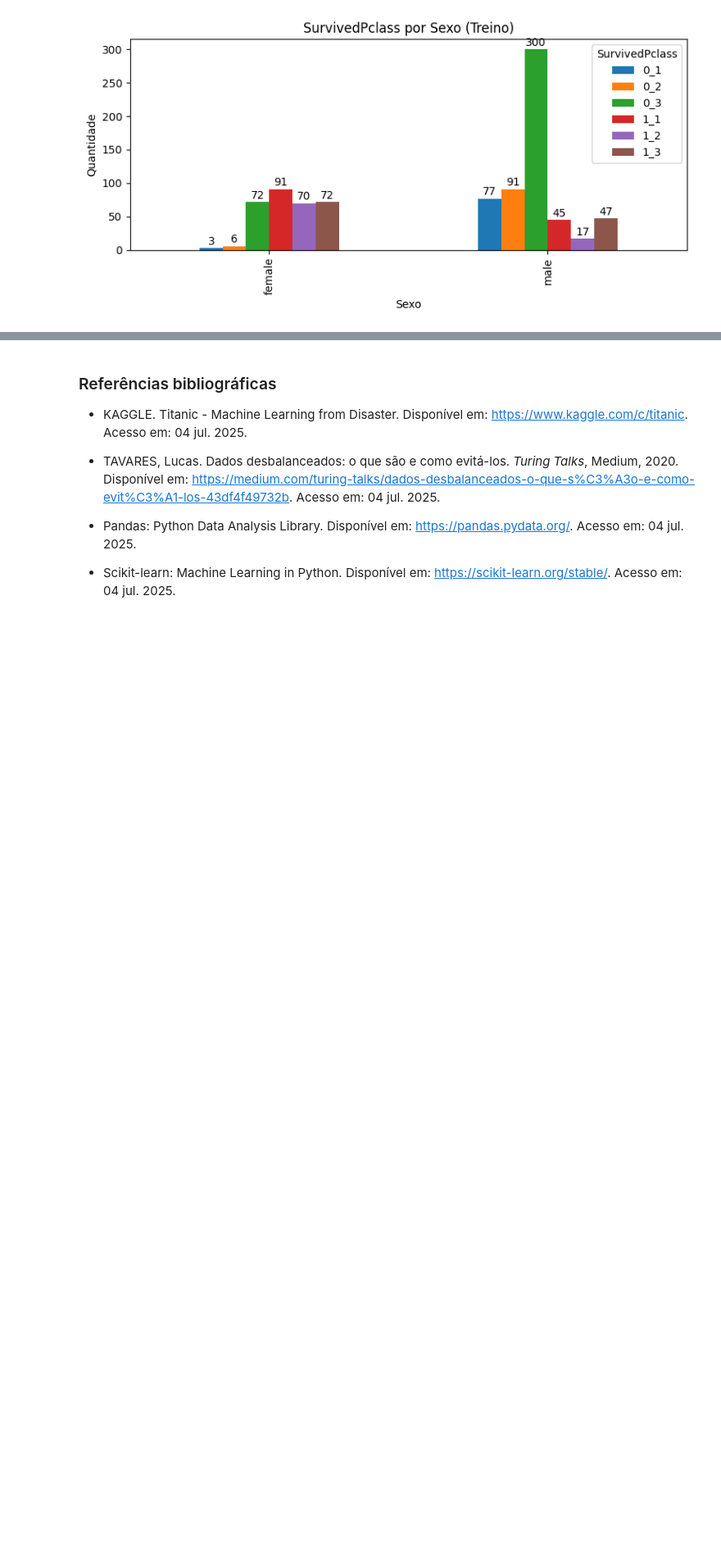
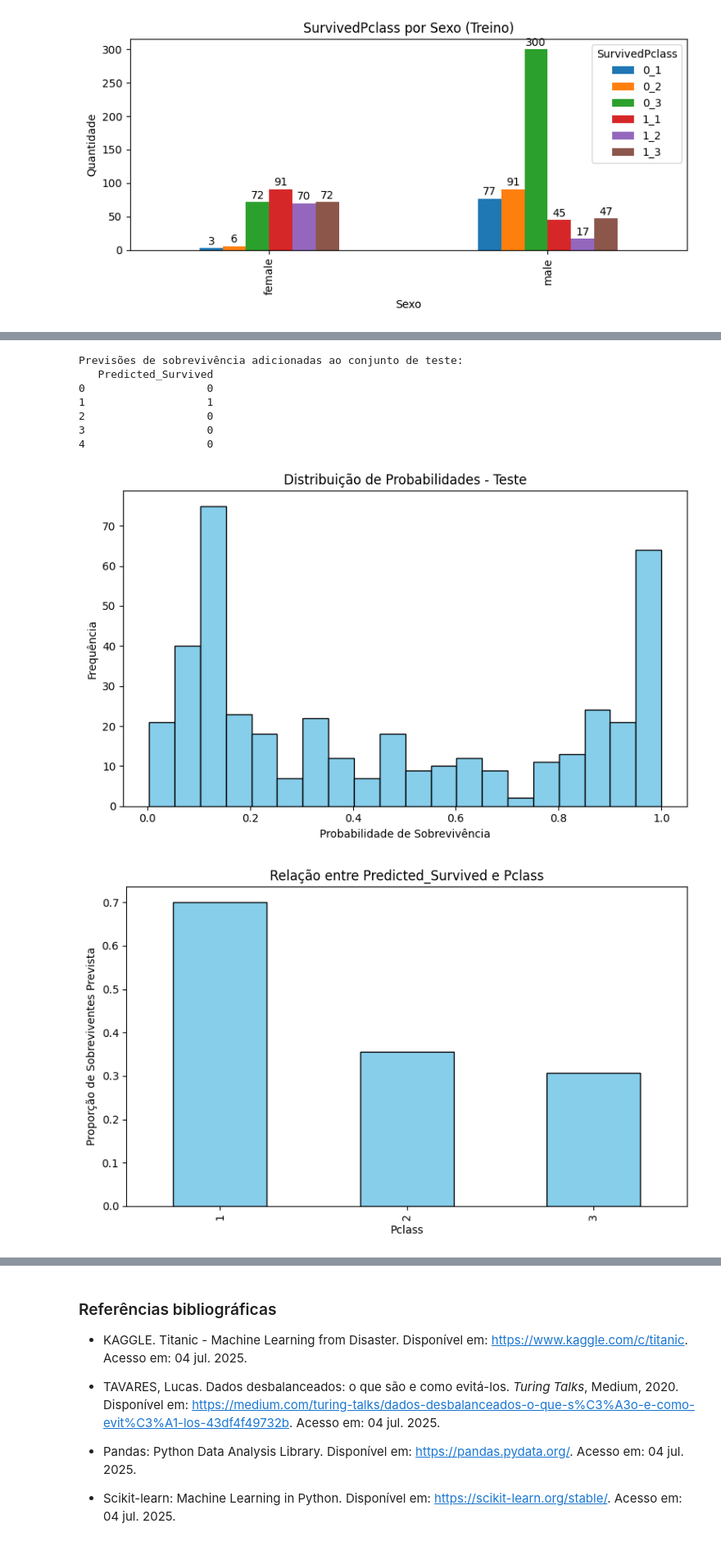
Before and after one commit to joaopedroalcn/JOAOPEDRODEALCANTARALIMA_Titanic, a Jupyter notebook: p3_titanic.ipynb, the cells around one changed output, grey strips where cells are left out. Shown at 82% size. Cells and saved outputs as stored; diff of their text form; code cells hidden in the pictures; blank space fills up the shorter version.

```diff
--- a/p3_titanic.ipynb
+++ b/p3_titanic.ipynb
@@ -252,0 +204,52 @@ plt.show()
+# %%
+from sklearn.metrics import classification_report
+
+# Avaliação no conjunto de teste
+test_df = pd.read_csv("test.csv")
+X_test = test_df[features].copy()
+X_test = pd.get_dummies(X_test, columns=['Sex', 'Embarked'], drop_first=True)
+X_test['Age'] = X_test['Age'].fillna(X_test['Age'].median())
+X_test['Fare'] = X_test['Fare'].fillna(X_test['Fare'].median())
+X_test_scaled = scaler.transform(X_test)
+
+# Previsão no conjunto de teste
+y_test_pred = best_mlp.predict(X_test_scaled)
+y_test_pred_proba = best_mlp.predict_proba(X_test_scaled)
+
+# Exibindo as previsões
+test_df['Predicted_Survived'] = y_test_pred
+print("Previsões de sobrevivência adicionadas ao conjunto de teste:")
+print(test_df[['Predicted_Survived']].head())
+
+# Plotando distribuição de probabilidades
+plt.figure(figsize=(8,5))
+plt.hist(y_test_pred_proba[:, 1], bins=20, color='skyblue', edgecolor='black')
+plt.title('Distribuição de Probabilidades - Teste')
+plt.xlabel('Probabilidade de Sobrevivência')
+plt.ylabel('Frequência')
+plt.tight_layout()
+plt.show()
+
+# Plotando relação entre 'Predicted_Survived' e cada feature
+for feature in features:
+    plt.figure(figsize=(8,5))
+    if feature in ['Pclass', 'Sex', 'SibSp', 'Parch', 'Embarked']:  # Features categóricas
+        test_df.groupby(feature)['Predicted_Survived'].mean().plot(kind='bar', color='skyblue', edgecolor='black')
+        plt.ylabel('Proporção de Sobreviventes Prevista')
+    else:  # Features numéricas
+        plt.scatter(test_df[feature], test_df['Predicted_Survived'], alpha=0.5, color='skyblue', edgecolor='black')
+        plt.ylabel('Sobrevivência Prevista')
+    plt.title(f'Relação entre Predicted_Survived e {feature}')
+    plt.xlabel(feature)
+    plt.tight_layout()
+    plt.show()
+# %% [output]
+Previsões de sobrevivência adicionadas ao conjunto de teste:
+   Predicted_Survived
+0                   0
+1                   1
+2                   0
+3                   0
+4                   0
+[figure, added]
+[figure, added]
```
Also changed, not shown: parts of 23 cells of this notebook.
